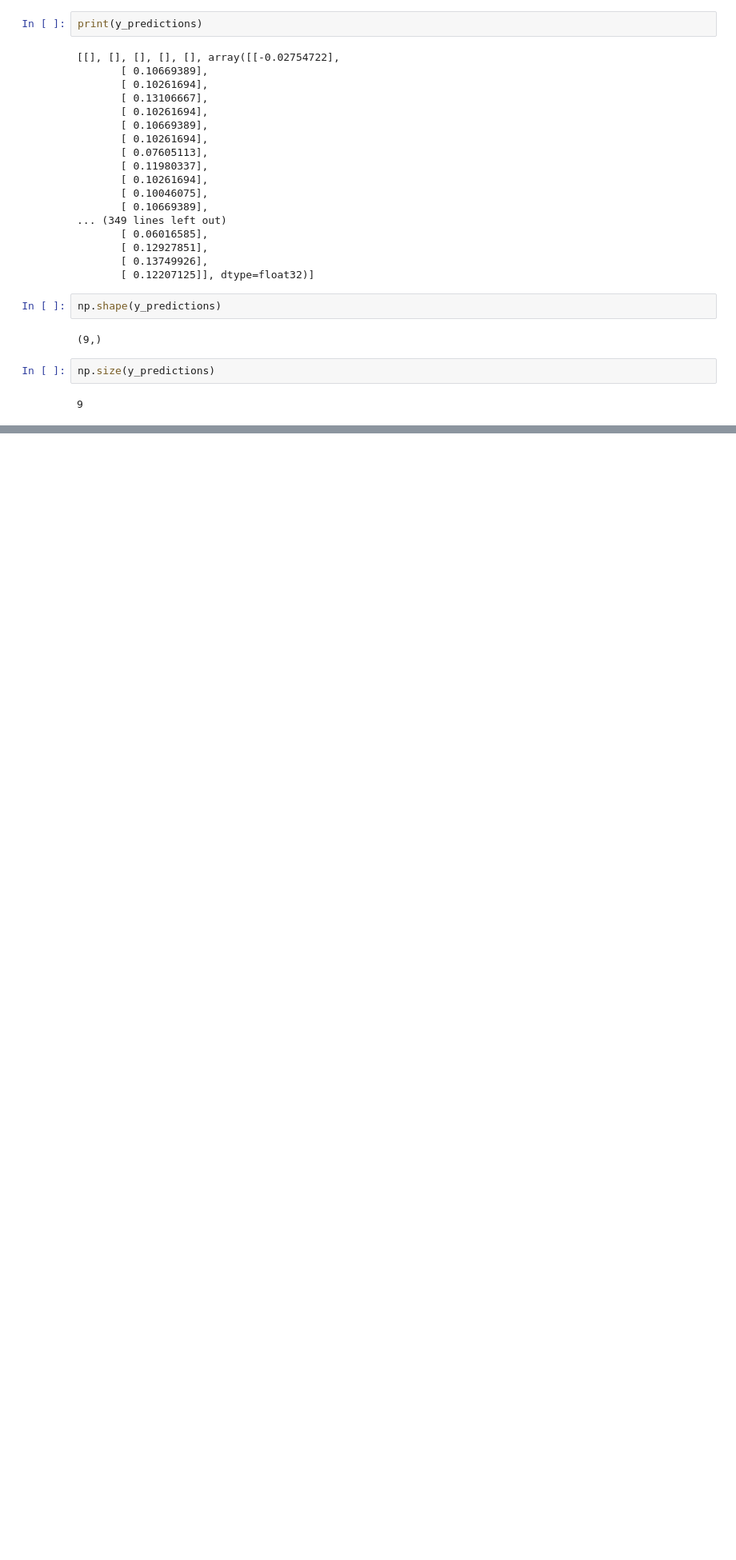
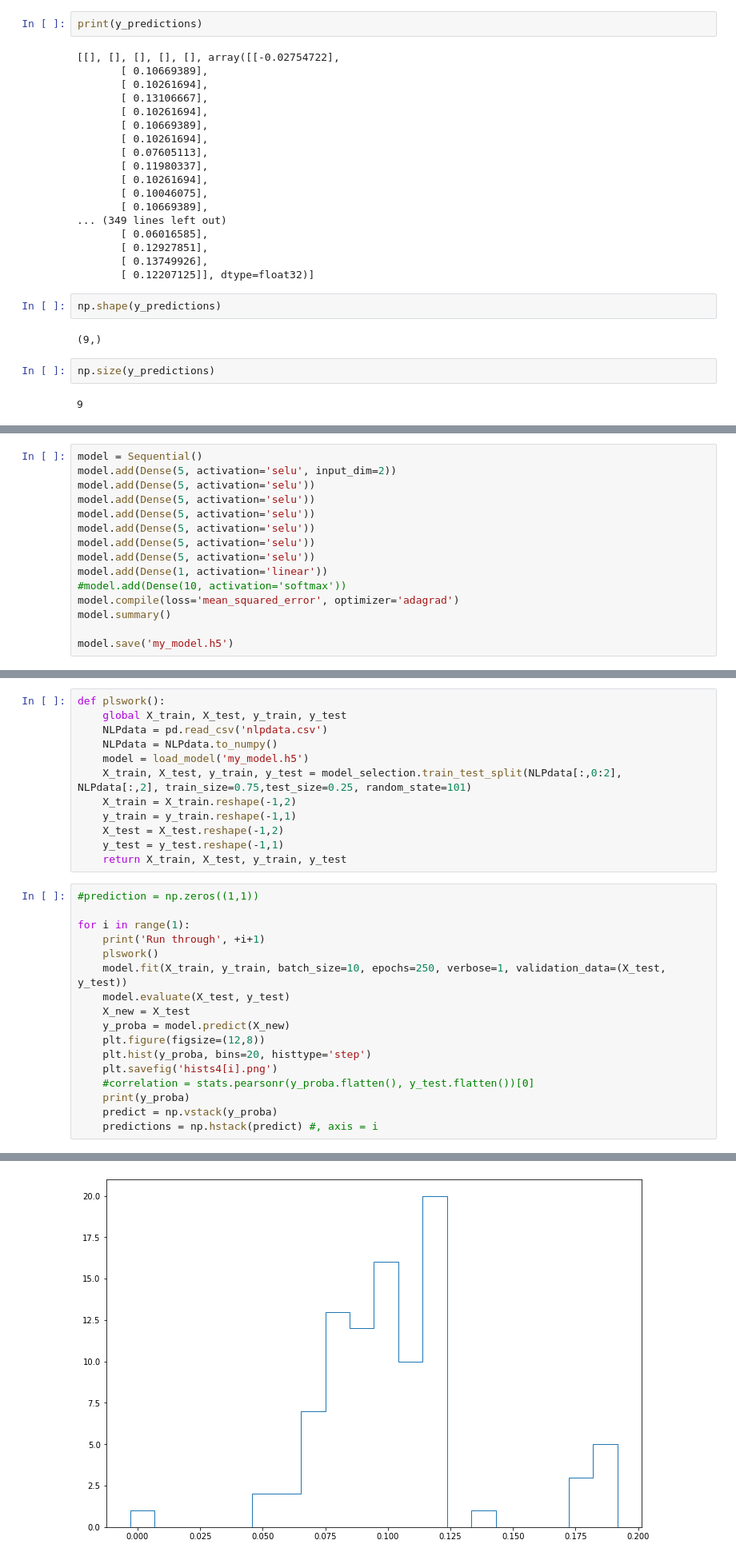
Before and after one commit to JillianMellen/NLP, a Jupyter notebook: SAwithKerasV3.ipynb, the cells around one changed output, grey strips where cells are left out. Shown at 80% size. Saved outputs shown, nothing was run; the diff lists cells and outputs as text; blank space fills up the shorter version.

```diff
--- a/SAwithKerasV3.ipynb
+++ b/SAwithKerasV3.ipynb
@@ -389,0 +491,15 @@ np.size(y_predictions)
+# %%
+model = Sequential()
+model.add(Dense(5, activation='selu', input_dim=2))
+model.add(Dense(5, activation='selu'))
+model.add(Dense(5, activation='selu'))
+model.add(Dense(5, activation='selu'))
+model.add(Dense(5, activation='selu'))
+model.add(Dense(5, activation='selu'))
+model.add(Dense(5, activation='selu'))
+model.add(Dense(1, activation='linear'))
+#model.add(Dense(10, activation='softmax'))
+model.compile(loss='mean_squared_error', optimizer='adagrad')
+model.summary()
+
+model.save('my_model.h5')
@@ -389,0 +524,30 @@ np.size(y_predictions)
+# %%
+def plswork():
+    global X_train, X_test, y_train, y_test
+    NLPdata = pd.read_csv('nlpdata.csv')
+    NLPdata = NLPdata.to_numpy()
+    model = load_model('my_model.h5')
+    X_train, X_test, y_train, y_test = model_selection.train_test_split(NLPdata[:,0:2], NLPdata[:,2], train_size=0.75,test_size=0.25, random_state=101)
+    X_train = X_train.reshape(-1,2)
+    y_train = y_train.reshape(-1,1)
+    X_test = X_test.reshape(-1,2)
+    y_test = y_test.reshape(-1,1)
+    return X_train, X_test, y_train, y_test
+# %%
+#prediction = np.zeros((1,1))
+
+for i in range(1):
+    print('Run through', +i+1)
+    plswork()
+    model.fit(X_train, y_train, batch_size=10, epochs=250, verbose=1, validation_data=(X_test, y_test))
+    model.evaluate(X_test, y_test)
+    X_new = X_test
+    y_proba = model.predict(X_new)
+    plt.figure(figsize=(12,8))
+    plt.hist(y_proba, bins=20, histtype='step')
+    plt.savefig('hists4[i].png')
+    #correlation = stats.pearsonr(y_proba.flatten(), y_test.flatten())[0]
+    print(y_proba)
+    predict = np.vstack(y_proba)
+    predictions = np.hstack(predict) #, axis = i
+# %% [output]
@@ -389,0 +571 @@ np.size(y_predictions)
+[figure, added]
```
Also changed, not shown: parts of 16 cells of this notebook.
